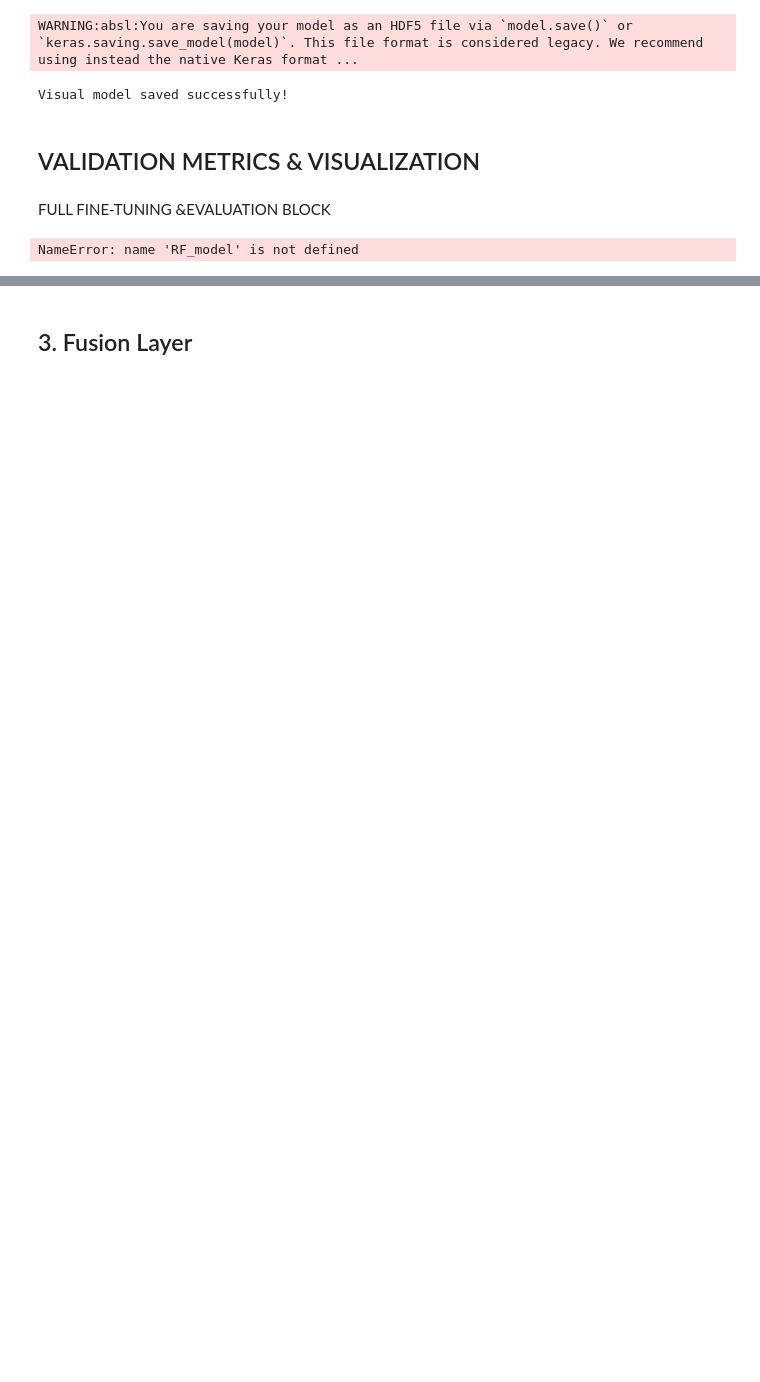
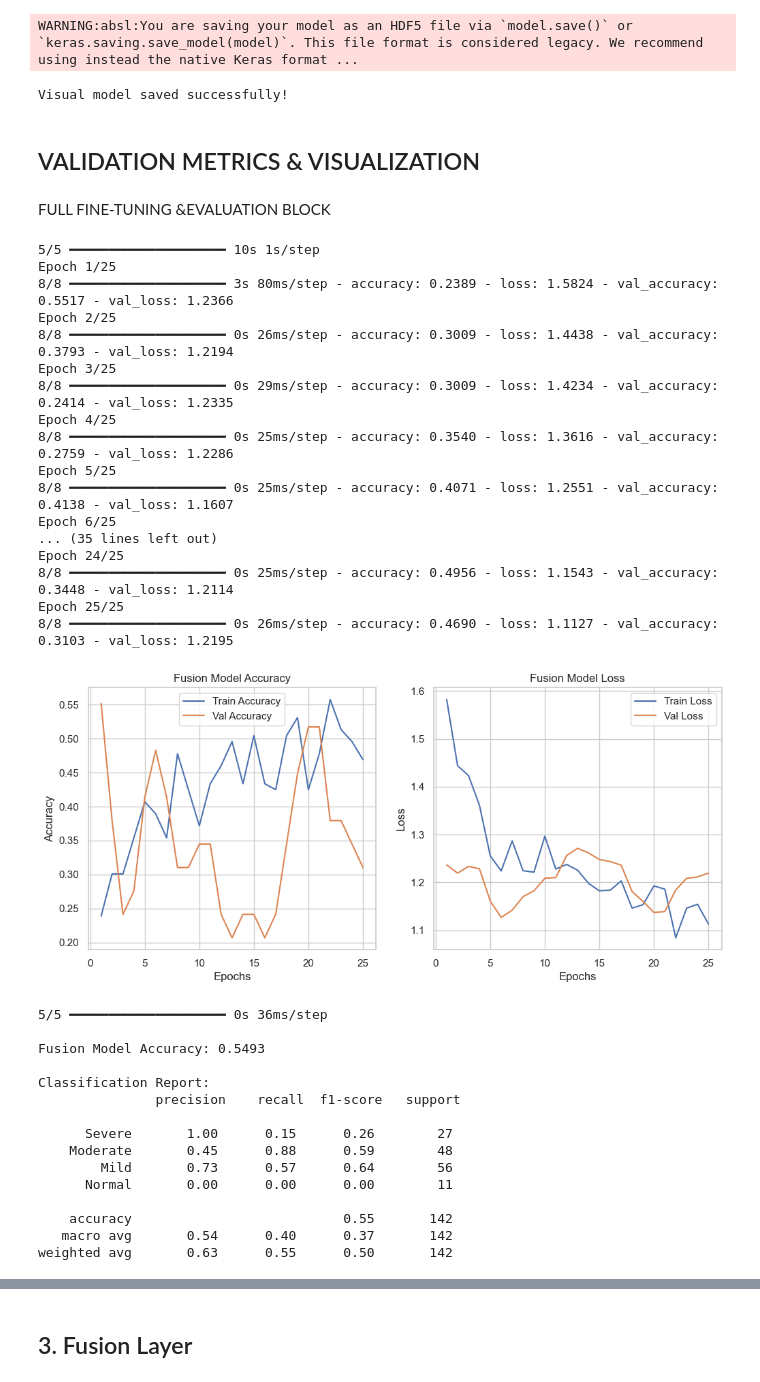
Before and after one commit to nitekar/Bari, a Jupyter notebook: Notebook/Bari.ipynb, the cells around one changed output, grey strips where cells are left out. Drawn from its saved outputs; the diff is of its cells as text; code cells hidden in the pictures; blank space fills up the shorter version.

```diff
--- a/Notebook/Bari.ipynb
+++ b/Notebook/Bari.ipynb
@@ -1316,15 +1215,6 @@ plt.show()
 # %% [markdown]
 FULL FINE-TUNING &EVALUATION BLOCK
 # %%
-import tensorflow as tf
-from tensorflow.keras import layers, models
-from tensorflow.keras.applications import MobileNetV2
-from tensorflow.keras.optimizers import Adam
-from sklearn.metrics import accuracy_score, classification_report, confusion_matrix
-import matplotlib.pyplot as plt
-import seaborn as sns
-import numpy as np
-
 # -------------------------
 # TABULAR & IMAGE FUSION MODEL WITH NUTRITIONAL PLAN
 # -------------------------
@@ -1370,29 +1260,29 @@ anemia_guidelines = {
     }
 }
 
-# -------------------------
+# Define classes for fusion (severity levels)
+classes = ['Severe', 'Moderate', 'Mild', 'Normal']
+
 # 1. Prepare tabular embeddings (Random Forest predictions/probabilities)
-# -------------------------
-tabular_probs = RF_model.predict_proba(X_tabular_test)  # shape: (num_samples, num_classes)
 
-# -------------------------
+tabular_probs = best_rf.predict_proba(X_test)  # shape: (num_samples, num_classes)
+
+
 # 2. Extract image embeddings from fine-tuned MobileNetV2
-# -------------------------
+
 feature_extractor = models.Model(
     inputs=model.inputs,
     outputs=model.layers[-3].output   # GlobalAveragePooling layer
 )
 image_embeddings = feature_extractor.predict(val_images)  # shape: (num_samples, embedding_dim)
 
-# -------------------------
 # 3. Concatenate tabular + image features
-# -------------------------
+
 fusion_input = np.concatenate([image_embeddings, tabular_probs], axis=1)
-fusion_labels = y_true  # same as validation labels
+fusion_labels = y_test  # same as test labels
 
-# -------------------------
 # 4. Build fusion neural network
-# -------------------------
+
 input_dim = fusion_input.shape[1]
 fusion_input_layer = Input(shape=(input_dim,))
 x = layers.Dense(128, activation='relu')(fusion_input_layer)
@@ -1461,31 +1351,63 @@ plt.ylabel("Actual")
 plt.title("Fusion Model Confusion Matrix")
 plt.show()
 
 # -------------------------
 # 8. Map predictions to nutritional plan + exercise + symptoms
 # -------------------------
 results = []
 for pred in fusion_preds:
     plan = anemia_guidelines[pred]
     results.append({
         "Predicted_Class": classes[pred],
         "Severity": plan["severity"],
         "Medical_Advice": plan["medical_advice"],
         "Symptoms": plan["symptoms"],
         "Nutrition": plan["nutrition"],
         "Exercise": plan["exercise"]
     })
 
 # Example: print first 3 results
 for i, r in enumerate(results[:3]):
     print(f"\nSample {i+1}:")
     for k, v in r.items():
         print(f"{k}: {v}")
 
 # -------------------------
 # 9. Save fusion model
 # -------------------------
 fusion_model.save('fusion_model_tabular_visual_with_plan.h5')
 print("Fusion model with nutritional plan saved successfully!")
 # %% [output]
-NameError: name 'RF_model' is not defined
+5/5 ━━━━━━━━━━━━━━━━━━━━ 10s 1s/step
+Epoch 1/25
+8/8 ━━━━━━━━━━━━━━━━━━━━ 3s 80ms/step - accuracy: 0.2389 - loss: 1.5824 - val_accuracy: 0.5517 - val_loss: 1.2366
+Epoch 2/25
+8/8 ━━━━━━━━━━━━━━━━━━━━ 0s 26ms/step - accuracy: 0.3009 - loss: 1.4438 - val_accuracy: 0.3793 - val_loss: 1.2194
+Epoch 3/25
+8/8 ━━━━━━━━━━━━━━━━━━━━ 0s 29ms/step - accuracy: 0.3009 - loss: 1.4234 - val_accuracy: 0.2414 - val_loss: 1.2335
+Epoch 4/25
+8/8 ━━━━━━━━━━━━━━━━━━━━ 0s 25ms/step - accuracy: 0.3540 - loss: 1.3616 - val_accuracy: 0.2759 - val_loss: 1.2286
+Epoch 5/25
+8/8 ━━━━━━━━━━━━━━━━━━━━ 0s 25ms/step - accuracy: 0.4071 - loss: 1.2551 - val_accuracy: 0.4138 - val_loss: 1.1607
+Epoch 6/25
+... (35 lines left out)
+Epoch 24/25
+8/8 ━━━━━━━━━━━━━━━━━━━━ 0s 25ms/step - accuracy: 0.4956 - loss: 1.1543 - val_accuracy: 0.3448 - val_loss: 1.2114
+Epoch 25/25
+8/8 ━━━━━━━━━━━━━━━━━━━━ 0s 26ms/step - accuracy: 0.4690 - loss: 1.1127 - val_accuracy: 0.3103 - val_loss: 1.2195
+[figure, added]
+5/5 ━━━━━━━━━━━━━━━━━━━━ 0s 36ms/step
+
+Fusion Model Accuracy: 0.5493
+
+Classification Report:
+               precision    recall  f1-score   support
+
+      Severe       1.00      0.15      0.26        27
+    Moderate       0.45      0.88      0.59        48
+        Mild       0.73      0.57      0.64        56
+      Normal       0.00      0.00      0.00        11
+
+    accuracy                           0.55       142
+   macro avg       0.54      0.40      0.37       142
+weighted avg       0.63      0.55      0.50       142
```
Also changed, not shown: parts of 11 cells of this notebook, 20 other files.
